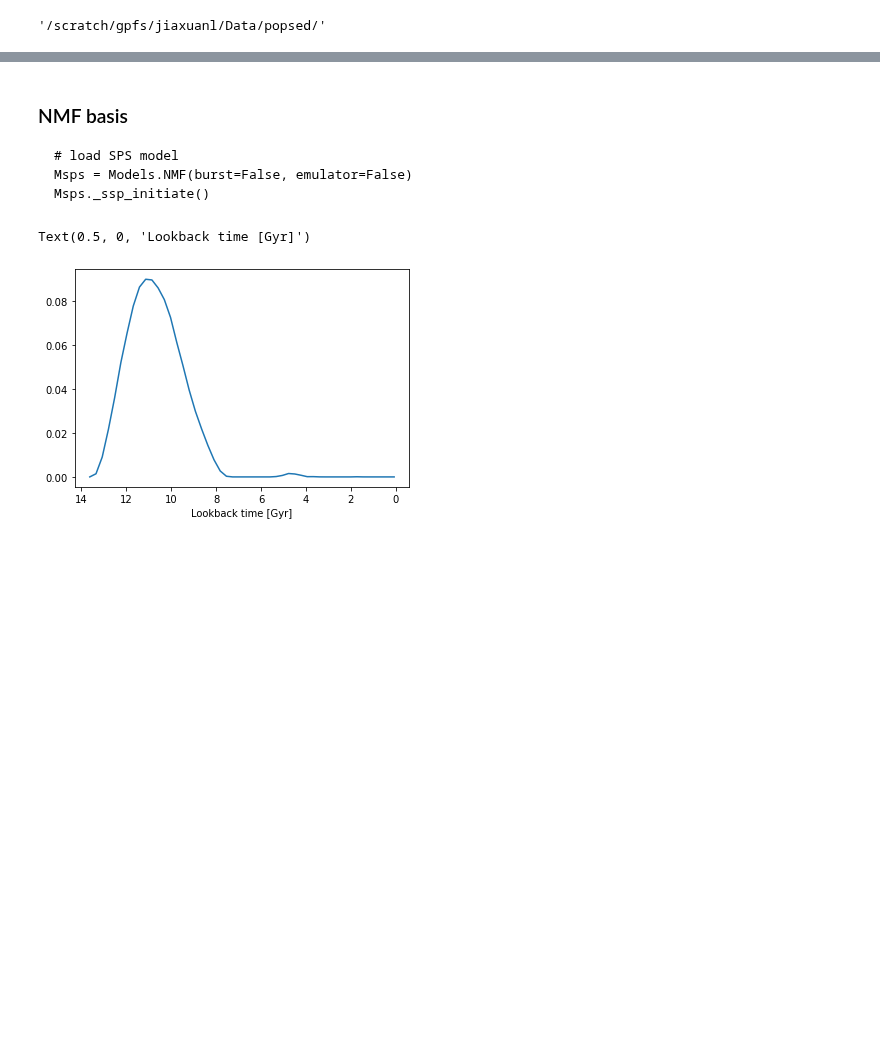
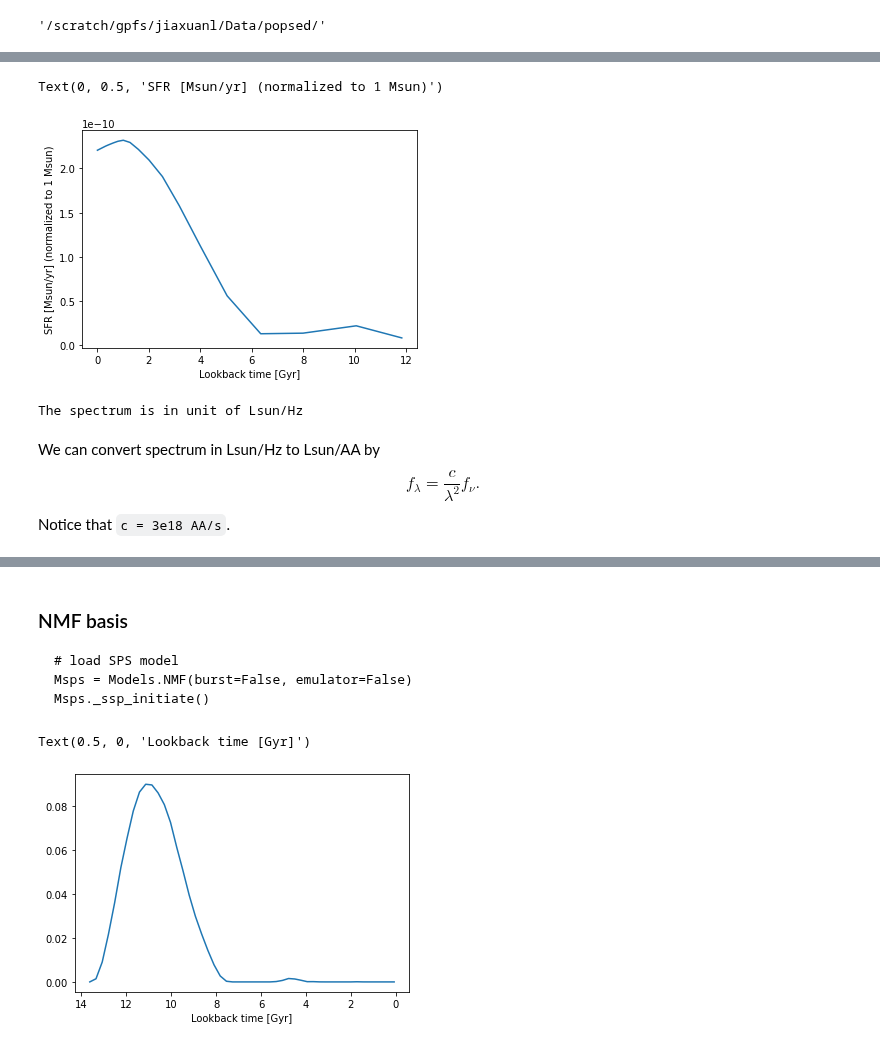
Before and after one commit to AstroJacobLi/popsed, a Jupyter notebook: notebooks/forward_model/NMF/generate_train_seds_NMF.ipynb, the cells around one changed output, grey strips where cells are left out. Cells and saved outputs as stored; diff of their text form; code cells hidden in the pictures; blank space fills up the shorter version.

```diff
--- a/notebooks/forward_model/NMF/generate_train_seds_NMF.ipynb
+++ b/notebooks/forward_model/NMF/generate_train_seds_NMF.ipynb
@@ -51,8 +57,9 @@ $\hat{\tau}_2 \sim \mathcal{N}(0.3, 1^2)$ with truncations at [0, 4], this is th
 # %%
 from popsed import prior, models
 # %%
-model = models.NMF()
-model._ssp_initiate()
+model = models.NMF(burst=False)
+model._ssp_initiate() # slow
+
 # wavelength range set to cover GALEX FUV to WISE W2
 w_fsps = model._ssp.wavelengths
 wmin, wmax = 1000., 60000.
@@ -63,13 +70,22 @@ Input parameters : logmstar, beta1_sfh, beta2_sfh, beta3_sfh, beta4_sfh, fburst,
 # %%
 ncomp = 4
 priors = prior.load_priors([
-        prior.UniformPrior(0.0, 0.0, label='logmstar'),   # Log stellar mass, in M_sun
-        prior.FlatDirichletPrior(ncomp, label='beta'),    # flat dirichilet priors for SFH
-        prior.UniformPrior(0, 0.5, label='fburst'),       # uniform priors on the mass fraction of burst
-        prior.UniformPrior(1e-2, 13.27, label='tburst'),  # uniform priors on star-burst lookback time
-        prior.UniformPrior(-2.6, 0.3, label='logzsol'),   # uniform priors on log-metallicity, absolute Z
-        prior.UniformPrior(0., 3., label='dust1'),        # uniform priors on dust1
-        prior.UniformPrior(0., 3., label='dust2'),        # uniform priors on dust2
-        prior.UniformPrior(-3., 1., label='dust_index'),  # uniform priors on dust_index
-        prior.UniformPrior(0., 1, label='redshift')       # uniformly sample redshift
-        ])
+        # Log stellar mass, in M_sun
+        prior.UniformPrior(0.0, 0.0, label='logmstar'),
+        # flat dirichilet priors for SFH
+        prior.FlatDirichletPrior(ncomp, label='beta'),
+        # uniform priors on the mass fraction of burst
+#         prior.UniformPrior(0, 0.8, label='fburst'),
+#         # uniform priors on star-burst lookback time
+#         prior.UniformPrior(1e-2, 13.27, label='tburst'),
+        # uniform priors on log-metallicity, absolute Z
+        prior.UniformPrior(-2.6, 0.3, label='logzsol'),
+        # uniform priors on dust1
+        prior.UniformPrior(0., 3., label='dust1'),
+        # uniform priors on dust2
+        prior.UniformPrior(0., 3., label='dust2'),
+        # uniform priors on dust_index
+        prior.UniformPrior(-3., 1., label='dust_index'),
+        # uniformly sample redshift
+        prior.UniformPrior(0., 1, label='redshift')
+    ])
@@ -76,4 +94,5 @@ priors = prior.load_priors([
 # %%
-N_samples = 1000
+N_samples = 1 # generate 1 spectrum
 tt = np.array([priors.transform(priors.sample()) for i in range(N_samples)])
 tage = model.cosmo.age(tt[:, -1:]).value # convert redshift to age
+theta = model._parse_theta(tt[:, :-1])
@@ -403,0 +111,9 @@ array([13.49895355,  8.79774247,  6.95554641,  6.22038801,  5.79331451])
+# %%
+# Display SFH
+tlb_edges, sfh = model.SFH(np.hstack([np.zeros(len(tt))[:, None], tt[:, 1:-1]]), zred=0.1, _burst=True)
+plt.plot(0.5 * (tlb_edges[1:] + tlb_edges[:-1]), sfh)
+plt.xlabel('Lookback time [Gyr]')
+plt.ylabel('SFR [Msun/yr] (normalized to 1 Msun)')
+# %% [output]
+Text(0, 0.5, 'SFR [Msun/yr] (normalized to 1 Msun)')
+[figure, added]
@@ -403,0 +125,6 @@ array([13.49895355,  8.79774247,  6.95554641,  6.22038801,  5.79331451])
+# %%
+print('The spectrum is in unit of Lsun/AA') if model._peraa else print('The spectrum is in unit of Lsun/Hz')
+# %% [output]
+The spectrum is in unit of Lsun/Hz
+# %% [markdown]
+We can convert spectrum in Lsun/Hz to Lsun/AA by $$f_\lambda = \frac{c}{\lambda^2} f_\nu.$$ Notice that `c = 3e18 AA/s`.
```
Also changed, not shown: parts of 81 cells of this notebook, 10 other files.
